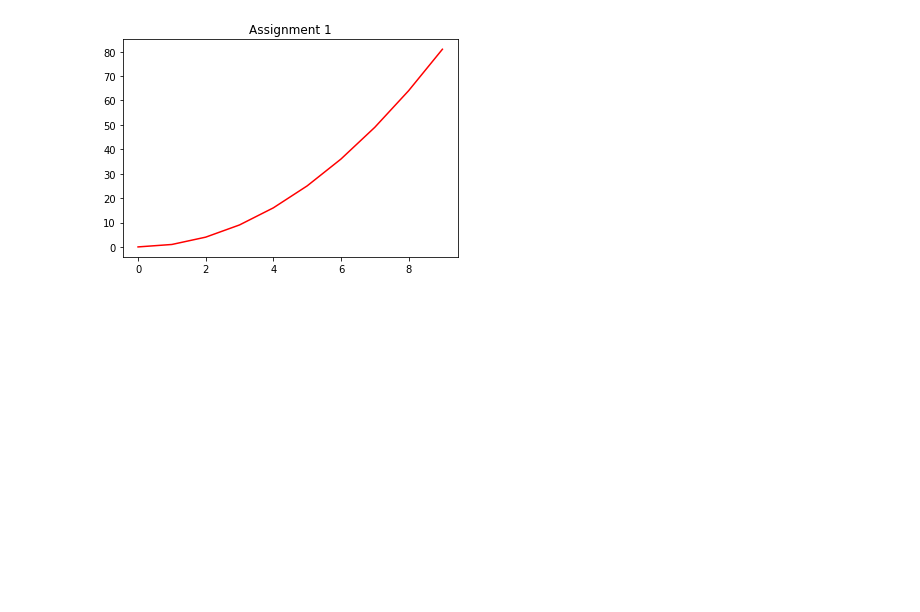
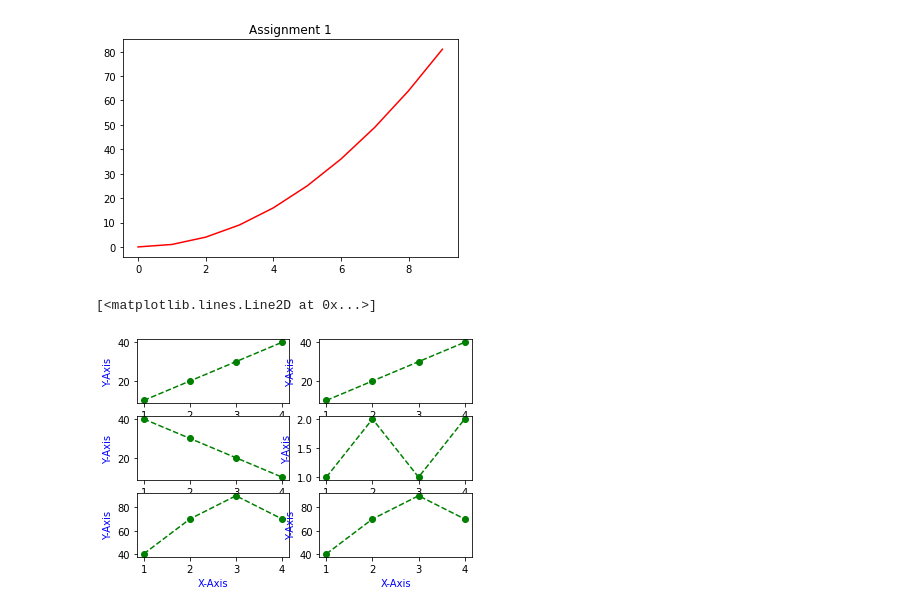
Before and after one commit to Rakeshappasi/Assignments-for-data-science, a Jupyter notebook: Day_1.ipynb, the cells around one changed output. Cells and saved outputs as stored; diff of their text form; code cells hidden in the pictures; blank space fills up the shorter version.

```diff
--- a/Day_1.ipynb
+++ b/Day_1.ipynb
@@ -31,3 +31,52 @@ plt.plot(x, y, color='R')
 plt.show()
 # %% [output]
 [figure]
+# %%
+x = [1,2,3,4]
+y1 = [4,3,2,1]
+y2 = [10,20,30,40]
+y3 = [40,30,20,10]
+y4 = [1,2,1,2]
+y5 = [40,70,90,70]
+plt.plot(x,y1,'go--')
+plt.xlabel("X-Axis", color='blue')
+plt.ylabel("Y-Axis", color='blue')
+
+
+
+
+
+plt.subplot(3,2,1)
+plt.xlabel("X-Axis", color='blue')
+plt.ylabel("Y-Axis", color='blue')
+plt.plot(x,y2,'go--')
+
+
+
+plt.subplot(3,2,2)
+plt.xlabel("X-Axis", color='blue')
+plt.ylabel("Y-Axis", color='blue')
+plt.plot(x,y2,'go--')
+
+plt.subplot(3,2,3)
+plt.xlabel("X-Axis", color='blue')
+plt.ylabel("Y-Axis", color='blue')
+plt.plot(x,y3,'go--')
+
+plt.subplot(3,2,4)
+plt.xlabel("X-Axis", color='blue')
+plt.ylabel("Y-Axis", color='blue')
+plt.plot(x,y4,'go--')
+
+plt.subplot(3,2,5)
+plt.xlabel("X-Axis", color='blue')
+plt.ylabel("Y-Axis", color='blue')
+plt.plot(x,y5,'go--')
+
+plt.subplot(3,2,6)
+plt.xlabel("X-Axis", color='blue')
+plt.ylabel("Y-Axis", color='blue')
+plt.plot(x,y5,'go--')
+# %% [output]
+[<matplotlib.lines.Line2D at 0x...>]
+[figure, added]
```
